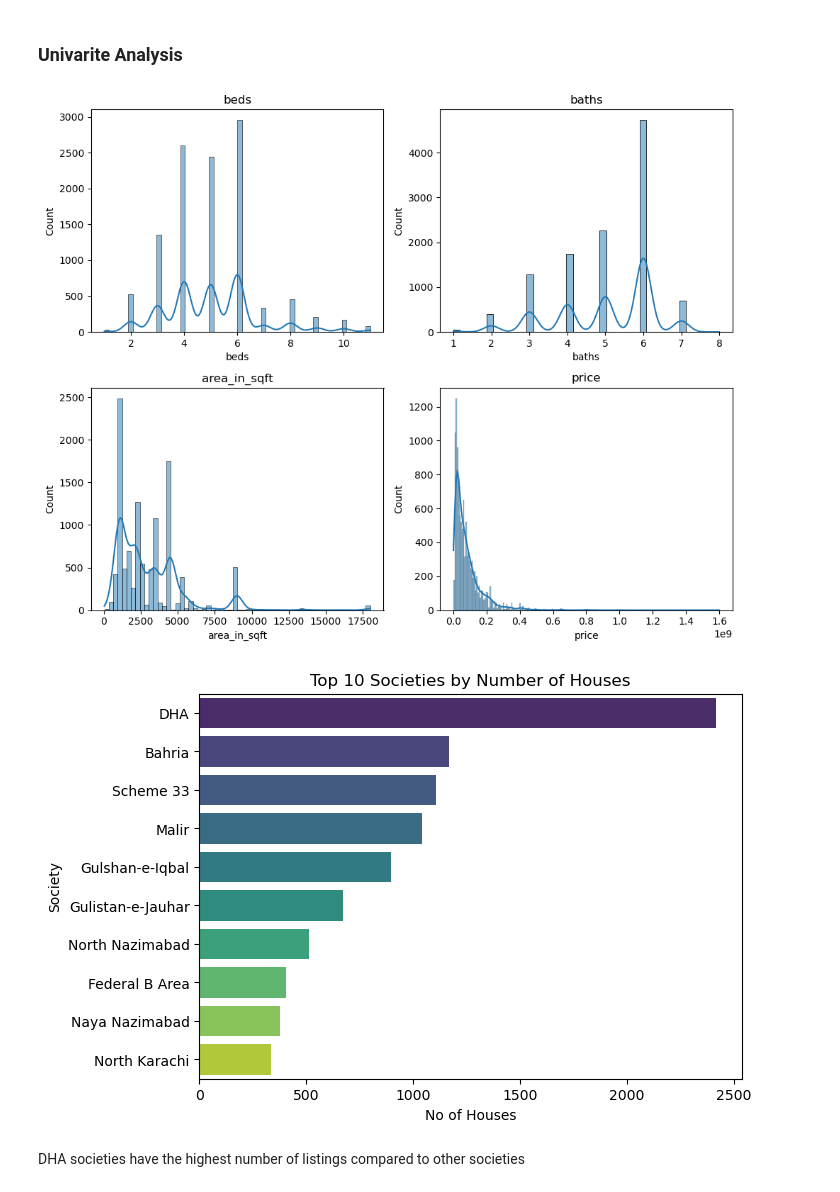
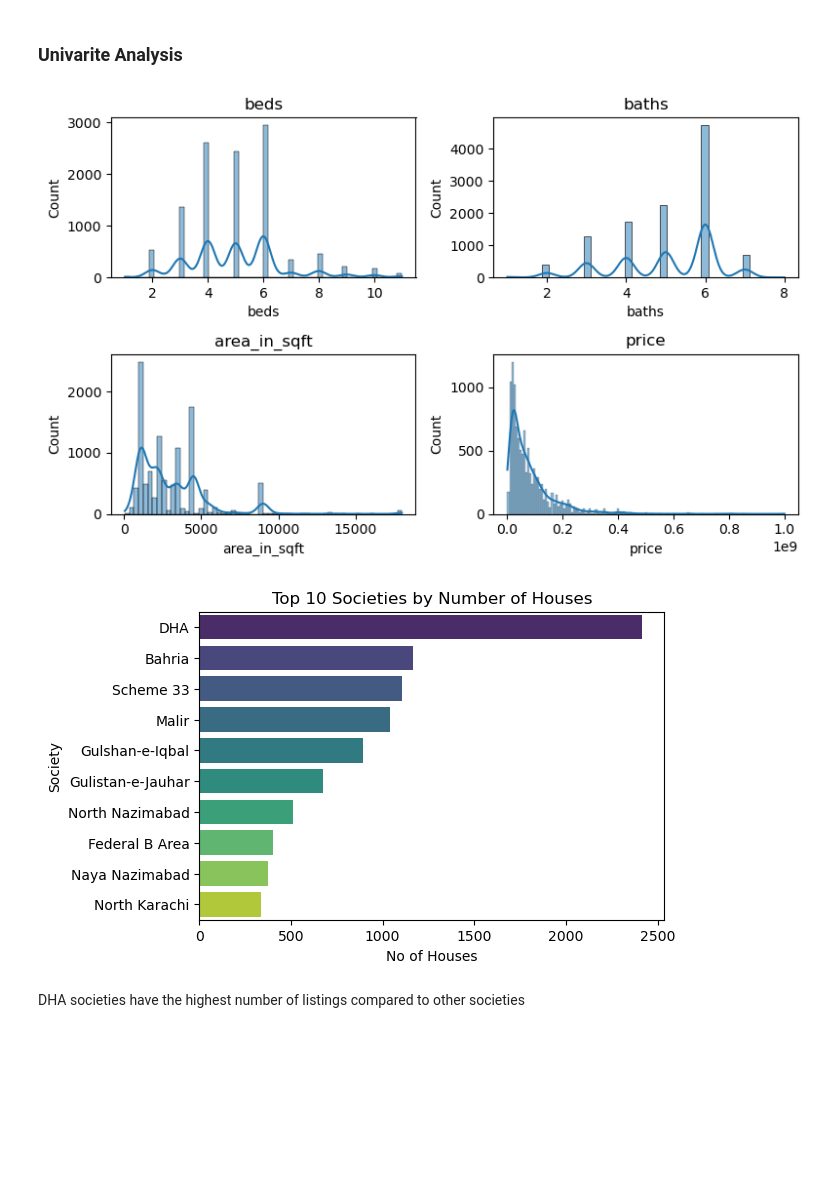
Before and after one commit to danisharain12/Price-Prediction-of-Karachi-Houses, a Jupyter notebook: Houses_Price_Prediction_of_Karachi.ipynb, the cells around one changed output. Drawn from its saved outputs; the diff is of its cells as text; code cells hidden in the pictures; blank space fills up the shorter version.

```diff
--- a/Houses_Price_Prediction_of_Karachi.ipynb
+++ b/Houses_Price_Prediction_of_Karachi.ipynb
@@ -114,7 +112,7 @@ df['date_added'] = pd.to_datetime(df['date_added'], errors='coerce')
 # %% [markdown]
 Remove unnecessary columns
 # %%
-df.drop(columns=['purpose','city','location','area_yard','area_num', 'area_yard_clean'],inplace=True)
+df.drop(columns=['purpose','city','location','area_yard','area_num', 'area_yard_clean','date_added'],inplace=True)
 # %% [markdown]
 Rename the numeric price column to price
 # %%
@@ -199,5 +194,7 @@ For EDA purposes, missing dates were backward filled to retain data quantity. Ca
-# %%
-df['date_added'] = df['date_added'].bfill()
+# %%
+change_type = ['beds', 'baths', 'price']
+for i in change_type:
+    df[i] = df[i].astype('int64')
 # %% [markdown]
 --------
 # %% [markdown]
@@ -278,6 +274,8 @@ plt.show()
 df = df[df['baths'] <= 8]
 # %%
 df = df[df['area_in_sqft'] <= 19000]
+# %%
+df = df[df['price'] < 1600000000]
 # %% [markdown]
 ----------
 # %% [markdown]
@@ -287,27 +285,27 @@ df = df[df['area_in_sqft'] <= 19000]
 # %%
 hist = ['beds', 'baths', 'area_in_sqft', 'price']
 
-plt.figure(figsize=(10, 8))
+plt.figure(figsize=(8, 5))
 for i, col in enumerate(hist):
     plt.subplot(2, 2, i+1)
     sns.histplot(data=df, x =df[col], kde=True)
     plt.title(col)
 plt.tight_layout()
 plt.show()
 # %% [output]
-[figure, old version]
+[figure, new version]
 # %%
 top_societies = df['society'].value_counts().head(10).reset_index()
 top_societies.columns = ['society', 'count']
 
-plt.figure(figsize=(7, 5))
+plt.figure(figsize=(6, 4))
 sns.barplot(data=top_societies, y='society', x='count', palette='viridis')
 plt.title('Top 10 Societies by Number of Houses')
 plt.xlabel('No of Houses')
 plt.ylabel('Society')
 plt.show()
 # %% [output]
-[figure, old version]
+[figure, new version]
 # %% [markdown]
 DHA societies have the highest number of listings compared to other societies
 # %% [markdown]
```
Also changed, not shown: parts of 32 cells of this notebook.
